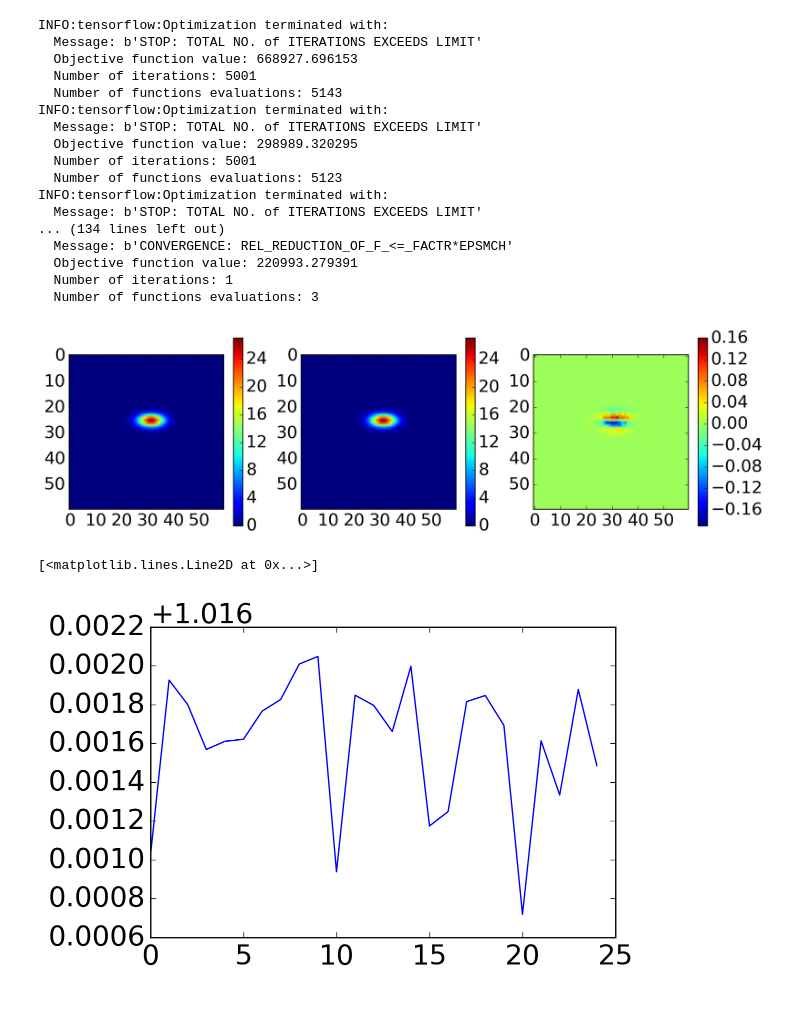
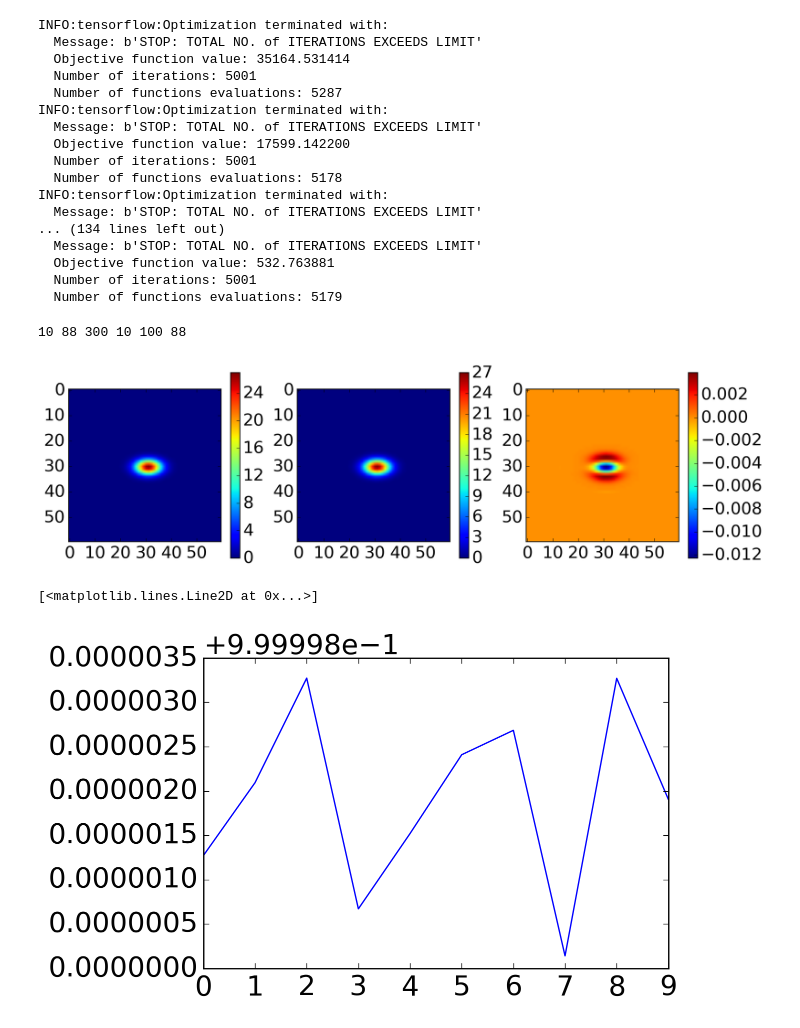
Before and after one commit to benmontet/nutella, a Jupyter notebook: tensorflow_usable_psf_example.ipynb, the cells around one changed output. Drawn from its saved outputs; the diff is of its cells as text; code cells hidden in the pictures.

Commit message:
better model. No noise in data leads to 1ppm scatter on inferred brightness

```diff
--- a/tensorflow_usable_psf_example.ipynb
+++ b/tensorflow_usable_psf_example.ipynb
@@ -67,6 +77,6 @@ sigma = tf.Variable(tf.ones((2), dtype=tf.float64))
 
 #init = tf.global_variables_initializer()
 # %%
-Zmod = 12*(1/(2*np.pi*sigma_x*sigma_y) * np.exp(-((X+0.1)**2/(2*sigma_x**2)
-     + (Y-0.9)**2/(2*sigma_y**2))))[25:55, 15:45]
+Zmod = 12*(1/(2*np.pi*sigma_x*sigma_y) * np.exp(-((Xmod+0.1)**2/(2*sigma_x**2)
+     + (Ymod-0.9)**2/(2*sigma_y**2))))[140:240, 60:230]
 # %%
@@ -74,15 +87,15 @@ Zmod = 12*(1/(2*np.pi*sigma_x*sigma_y) * np.exp(-((X+0.1)**2/(2*sigma_x**2)
 # %%
 def p_operator(image, xshift, yshift, pad):
         print(tf.shape(image))
-        ss = 1
+        ss = 5
 
         pss = int(pad*ss)
         lx, ly = Zmod.shape[0], Zmod.shape[1]
         xshift_model = xshift*ss
         yshift_model = yshift*ss
-        whole_x = tf.cast(xshift, tf.int32)
+        whole_x = tf.cast(xshift_model, tf.int32)
         frac_x = np.mod(xshift_model, 1)
-        whole_y = tf.cast(yshift, tf.int32)
+        whole_y = tf.cast(yshift_model, tf.int32)
         frac_y = np.mod(yshift_model, 1)
 
 
@@ -94,7 +107,7 @@ def p_operator(image, xshift, yshift, pad):
 
 
 
-        output = np.zeros_like(Z[0])
+        output = np.zeros_like(Zmod)
         '''
         if pss+whole_x < 0:
             return output
@@ -105,19 +118,23 @@ def p_operator(image, xshift, yshift, pad):
         if pss + whole_y + ly >= len(output[0]):
             return output
         '''
-        print(pss, N, lx, whole_x)
-        paddings = [[pss +whole_x, N-pss-lx-whole_x], [pss +whole_y, N-pss-whole_y-ly]]
+        print(pss, whole_x, M, whole_y, ly)
+        paddings = [[pss +whole_x, M-pss-lx-whole_x], [pss +whole_y, M-pss-whole_y-ly]]
         output = tf.pad(ll*image, paddings, 'constant')
-        paddings = [[pss +whole_x+1, N-pss-lx-whole_x-1], [pss +whole_y, N-pss-whole_y-ly]]
+        paddings = [[pss +whole_x+1, M-pss-lx-whole_x-1], [pss +whole_y, M-pss-whole_y-ly]]
         output += tf.pad(lr*image, paddings, 'constant')
-        paddings = [[pss +whole_x, N-pss-lx-whole_x], [pss +whole_y+1, N-pss-whole_y-ly-1]]
+        paddings = [[pss +whole_x, M-pss-lx-whole_x], [pss +whole_y+1, M-pss-whole_y-ly-1]]
         output += tf.pad(ul*image, paddings, 'constant')
-        paddings = [[pss +whole_x+1, N-pss-lx-whole_x-1], [pss +whole_y+1, N-pss-whole_y-ly-1]]
+        paddings = [[pss +whole_x+1, M-pss-lx-whole_x-1], [pss +whole_y+1, M-pss-whole_y-ly-1]]
         output += tf.pad(ur*image, paddings, 'constant')
         #output[pss + whole_x:pss + whole_x + lx, pss + whole_y:pss + whole_y + ly] += ll*image
         #output[pss + whole_x+1:pss + whole_x+1 + lx, pss + whole_y:pss + whole_y + ly] += lr*image
         #output[pss + whole_x:pss + whole_x + lx, pss + whole_y+1:pss + whole_y+1 + ly] += ul*image
         #output[pss + whole_x+1:pss + whole_x+1 + lx, pss + whole_y+1:pss + whole_y+1 + ly] += ur*image
+        print(np.shape(image[:,0]))
+
+        tmp = tf.reshape(output, (N, ss, N, ss))
+        output = tf.reduce_sum(tmp, axis=(1, 3))
 
         return output
 # %%
@@ -132,5 +149,5 @@ print(z_mod)
 # %%
-pos = tf.Variable(13*tf.ones((nframes,2), dtype=tf.float64))
+pos = tf.Variable([20,15]*tf.ones((nframes,2), dtype=tf.float64))
 #transforms = [1, 0, -3, 0, 1, -4, 0, 0]
 #Ztwo = tf.contrib.image.translate(z_mod, transforms, interpolation='bilinear')
 
@@ -220,28 +246,32 @@ with tf.Session() as sess:
         # update loss
         nll_history.append(sess.run(fetches=nll, feed_dict=data))
 
+        if i > 2:
+            if nll_history[-1] + 0.5 > nll_history[-2]:
+                break
+
     params = sess.run([pos, amp, z_mod])
     #pred = sess.run(model, feed_dict=data)
 # %% [output]
 INFO:tensorflow:Optimization terminated with:
   Message: b'STOP: TOTAL NO. of ITERATIONS EXCEEDS LIMIT'
-  Objective function value: 668927.696153
+  Objective function value: 35164.531414
   Number of iterations: 5001
-  Number of functions evaluations: 5143
+  Number of functions evaluations: 5287
 INFO:tensorflow:Optimization terminated with:
   Message: b'STOP: TOTAL NO. of ITERATIONS EXCEEDS LIMIT'
-  Objective function value: 298989.320295
+  Objective function value: 17599.142200
   Number of iterations: 5001
-  Number of functions evaluations: 5123
+  Number of functions evaluations: 5178
 INFO:tensorflow:Optimization terminated with:
   Message: b'STOP: TOTAL NO. of ITERATIONS EXCEEDS LIMIT'
 ... (134 lines left out)
-  Message: b'CONVERGENCE: REL_REDUCTION_OF_F_<=_FACTR*EPSMCH'
-  Objective function value: 220993.279391
-  Number of iterations: 1
-  Number of functions evaluations: 3
+  Message: b'STOP: TOTAL NO. of ITERATIONS EXCEEDS LIMIT'
+  Objective function value: 532.763881
+  Number of iterations: 5001
+  Number of functions evaluations: 5179
 # %%
-j = 8
+j = 1
 model = params[1][j]*p_operator_orig(params[2], params[0][j][0], params[0][j][1], 2)
 plt.figure(figsize=(14,4))
 plt.subplot(131)
@@ -255,12 +285,13 @@ plt.imshow(model-Z[j])
 plt.colorbar()
 plt.show()
 # %% [output]
+10 88 300 10 100 88
-[figure, old version]
+[figure, new version]
 # %%
-plt.plot(params[1])
+plt.plot(params[1]/np.median(params[1]))
 # %% [output]
 [<matplotlib.lines.Line2D at 0x...>]
-[figure, old version]
+[figure, new version]
 # %%
 plt.plot(nll_history)
 # %%
```
Also changed, not shown: parts of 13 cells of this notebook.
